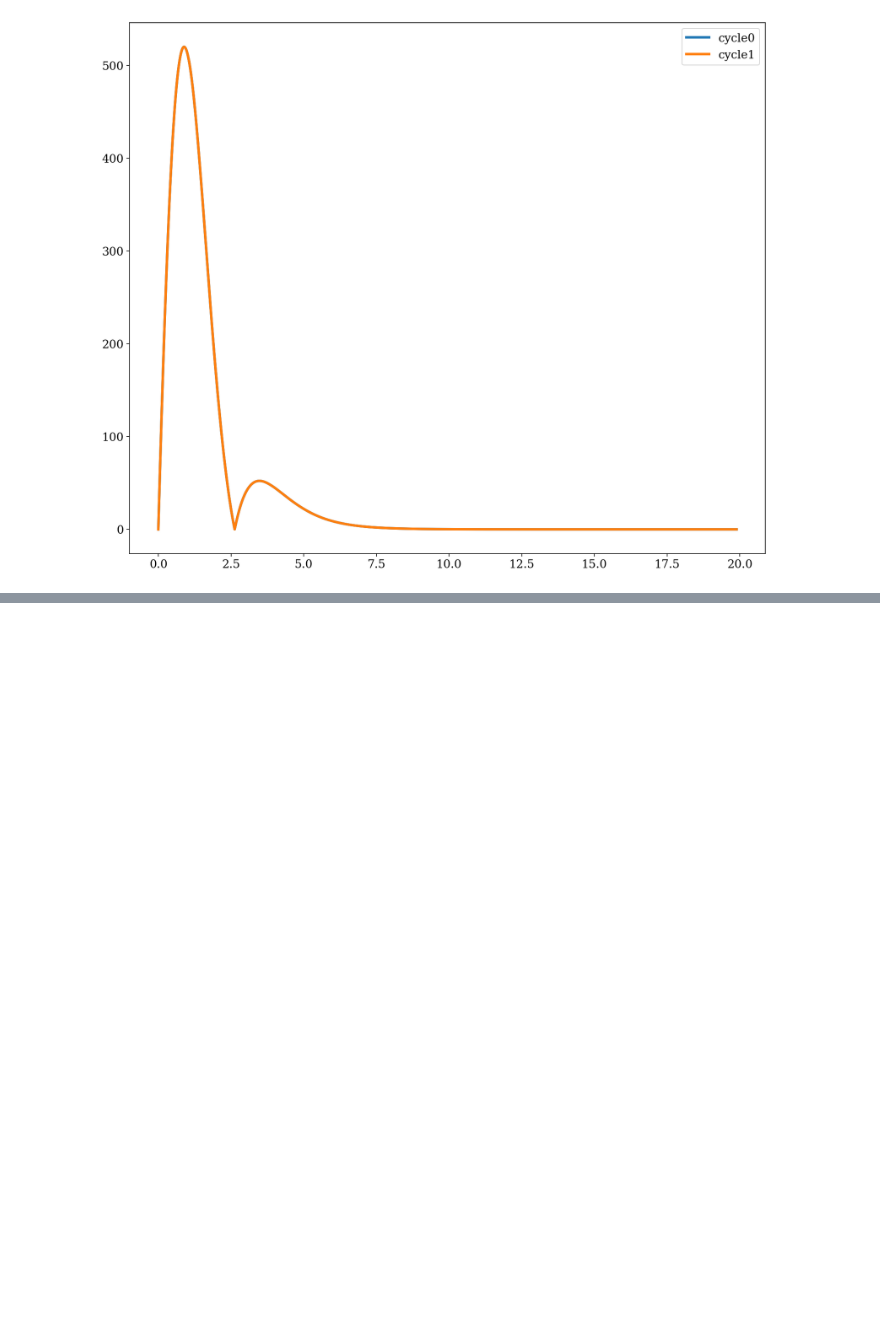
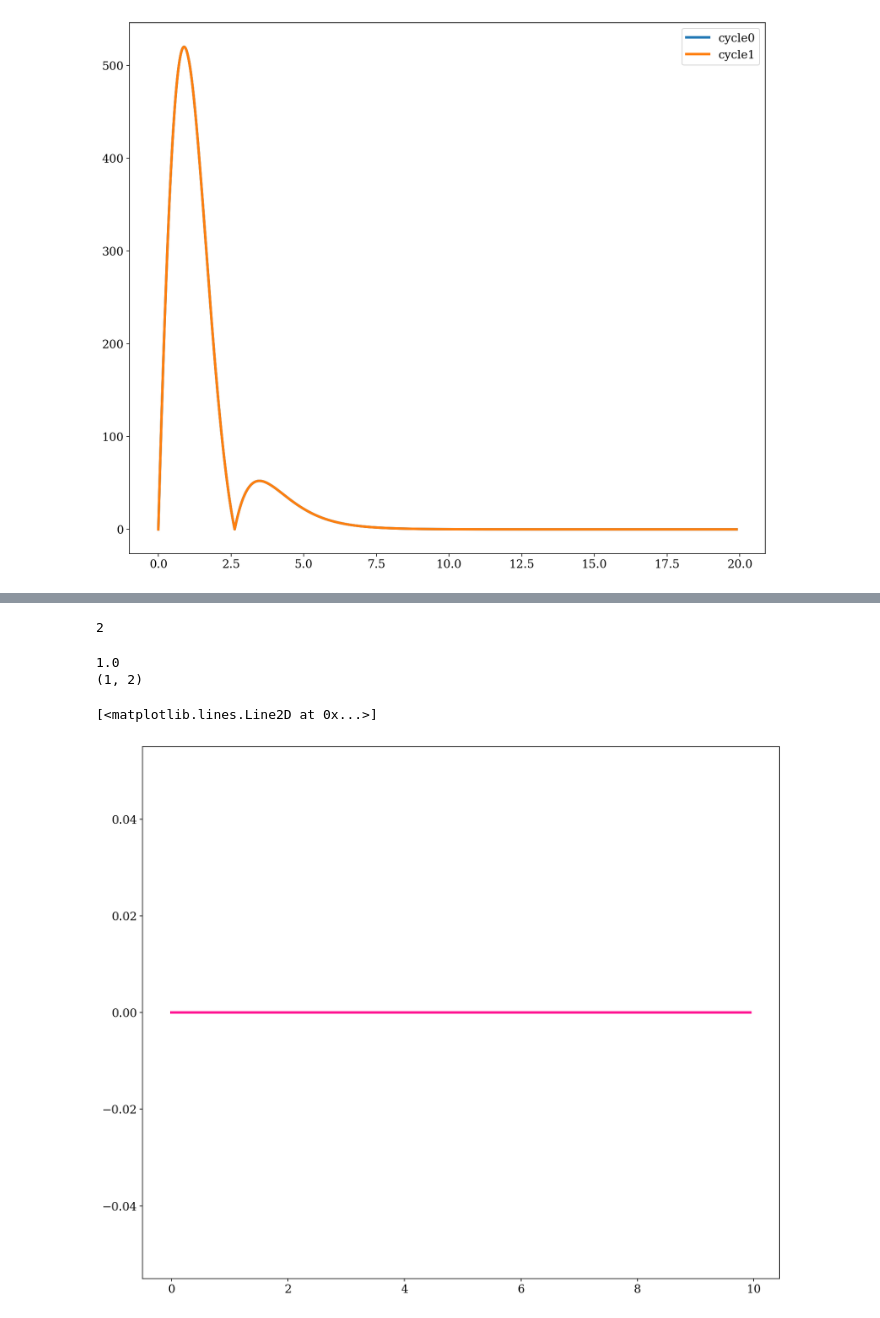
Before and after one commit to sjhaque14/steinberg-signature, a Jupyter notebook: redo_old_general_graphs.ipynb, the cells around one changed output, grey strips where cells are left out. Cells and saved outputs as stored; diff of their text form; code cells hidden in the pictures; blank space fills up the shorter version.

```diff
--- a/redo_old_general_graphs.ipynb
+++ b/redo_old_general_graphs.ipynb
@@ -198,0 +359,44 @@ plt.legend()
+# %%
+edge_idx = 2
+edge_idx
+# %% [output]
+2
+# %%
+param_choice = cycle_labels_forward[cycle_idx][edge_idx]
+print(param_choice)
+edge = cycle_edges_forward[cycle_idx][edge_idx]
+print(edge)
+# %% [output]
+1.0
+(1, 2)
+# %%
+observable = make_observable(node_list)
+alpha, beta = 1, 3
+tau_n = np.arange(start=0.01,stop=20.0,step=0.01)
+# %%
+N = 1000
+all_affinities = np.zeros((N,num_cycles))
+all_areas = np.zeros((N,1))
+param_changes = np.zeros((N,1))
+# %%
+for i in tqdm(range(0,N)):
+
+    # calculate affinity + record
+    products_f, products_b = calculate_cycle_products(cycle_labels_forward,cycle_labels_backward)
+    total_affinities = calculate_affinities(products_f,products_b,cycle_list)
+    all_affinities[i] = total_affinities
+
+    # calculate area + record
+    label_dict, label_list = reformat_labels(cycle_list, cycle_labels_forward, edge_tracker, label_dict, label_list)
+    L = Laplacian_all(edge_list,label_list,node_list)
+    t, t_rev = autocorrelation_analytical(observable,L,tau_n,alpha=1,beta=3)
+    all_areas[i] = np.abs(np.trapz(t)-np.trapz(t_rev))
+
+    # perturb parameter + record
+    cycle_labels_forward[cycle_idx][edge_idx] = cycle_labels_forward[cycle_idx][edge_idx]*1.01
+# %%
+fig = plt.figure()
+plt.plot(all_affinities[:,0],all_areas, linewidth=3, color='deeppink')
+# %% [output]
+[<matplotlib.lines.Line2D at 0x...>]
+[figure, added]
```
Also changed, not shown: parts of 24 cells of this notebook.
